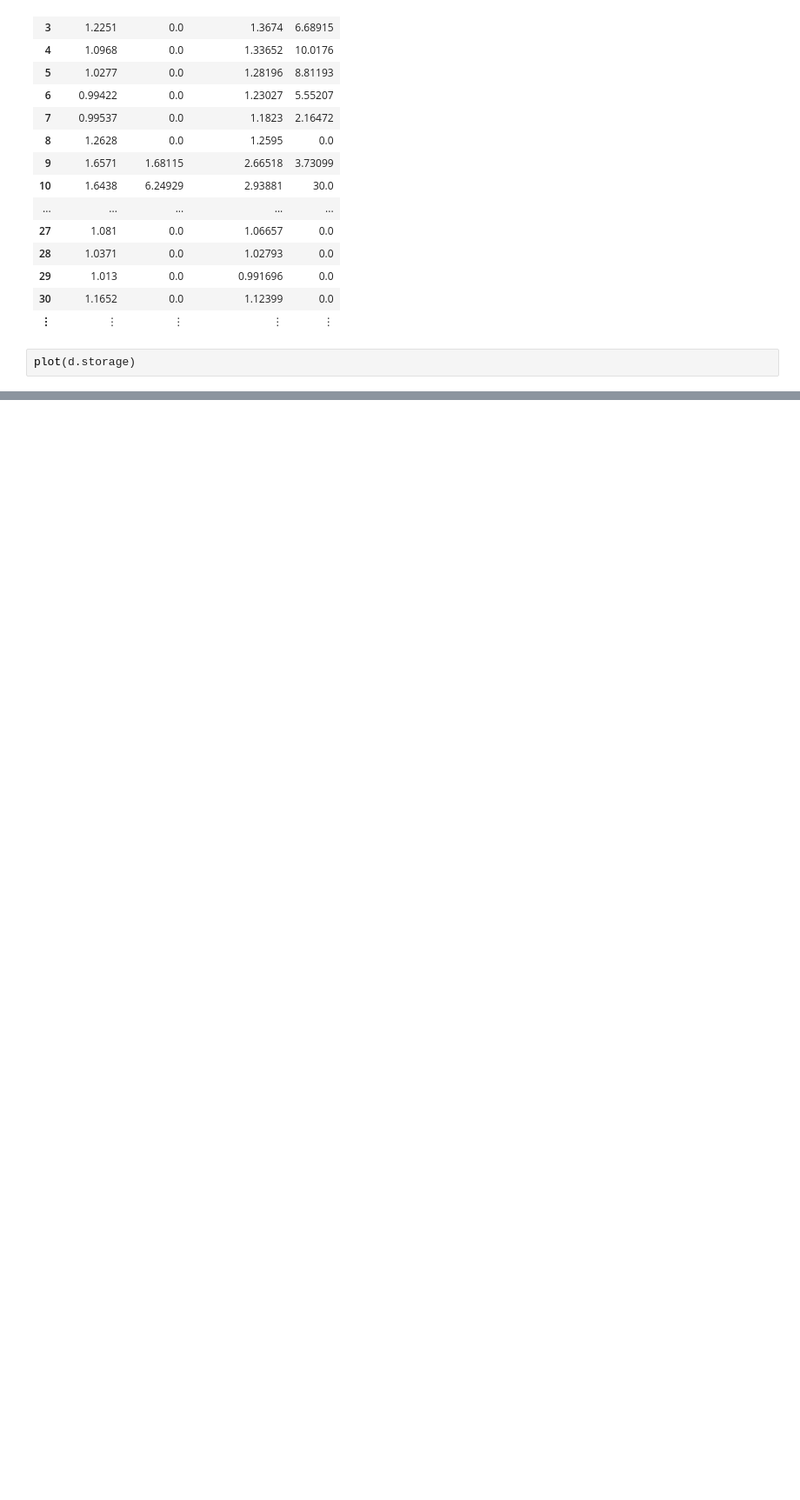
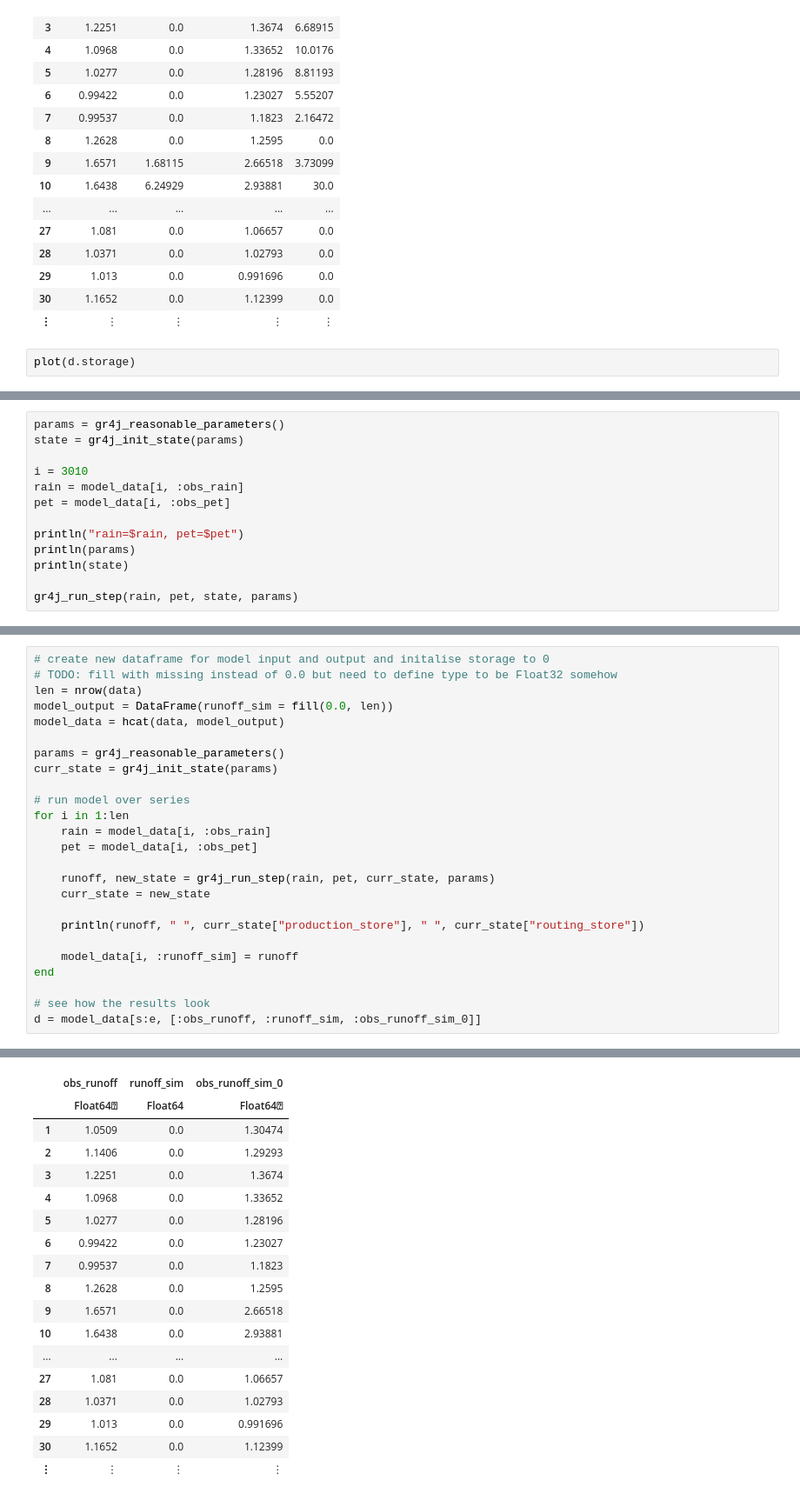
Before and after one commit to richardlaugesen/hurst, a Jupyter notebook: tinker.ipynb, the cells around one changed output, grey strips where cells are left out. Shown at 87% size. Drawn from its saved outputs; the diff is of its cells as text; blank space fills up the shorter version.

```diff
--- a/tinker.ipynb
+++ b/tinker.ipynb
@@ -176,0 +283,13 @@ plot([d.obs_runoff, d.runoff_sim, d.obs_runoff_sim_0], title="Streamflow simulat
+# %%
+params = gr4j_reasonable_parameters()
+state = gr4j_init_state(params)
+
+i = 3010
+rain = model_data[i, :obs_rain]
+pet = model_data[i, :obs_pet]
+
+println("rain=$rain, pet=$pet")
+println(params)
+println(state)
+
+gr4j_run_step(rain, pet, state, params)
@@ -176,0 +301,26 @@ plot([d.obs_runoff, d.runoff_sim, d.obs_runoff_sim_0], title="Streamflow simulat
+# %%
+# create new dataframe for model input and output and initalise storage to 0
+# TODO: fill with missing instead of 0.0 but need to define type to be Float32 somehow
+len = nrow(data)
+model_output = DataFrame(runoff_sim = fill(0.0, len))
+model_data = hcat(data, model_output)
+
+params = gr4j_reasonable_parameters()
+curr_state = gr4j_init_state(params)
+
+# run model over series
+for i in 1:len
+    rain = model_data[i, :obs_rain]
+    pet = model_data[i, :obs_pet]
+
+    runoff, new_state = gr4j_run_step(rain, pet, curr_state, params)
+    curr_state = new_state
+
+    println(runoff, " ", curr_state["production_store"], " ", curr_state["routing_store"])
+
+    model_data[i, :runoff_sim] = runoff
+end
+
+# see how the results look
+d = model_data[s:e, [:obs_runoff, :runoff_sim, :obs_runoff_sim_0]]
+# %% [output]
@@ -176,0 +344,18 @@ plot([d.obs_runoff, d.runoff_sim, d.obs_runoff_sim_0], title="Streamflow simulat
+|  | obs_runoff | runoff_sim | obs_runoff_sim_0 |
+|  | Float64⍰ | Float64 | Float64⍰ |
+| 1 | 1.0509 | 0.0 | 1.30474 |
+| 2 | 1.1406 | 0.0 | 1.29293 |
+| 3 | 1.2251 | 0.0 | 1.3674 |
+| 4 | 1.0968 | 0.0 | 1.33652 |
+| 5 | 1.0277 | 0.0 | 1.28196 |
+| 6 | 0.99422 | 0.0 | 1.23027 |
+| 7 | 0.99537 | 0.0 | 1.1823 |
+| 8 | 1.2628 | 0.0 | 1.2595 |
+| 9 | 1.6571 | 0.0 | 2.66518 |
+| 10 | 1.6438 | 0.0 | 2.93881 |
+| ... | ... | ... | ... |
+| 27 | 1.081 | 0.0 | 1.06657 |
+| 28 | 1.0371 | 0.0 | 1.02793 |
+| 29 | 1.013 | 0.0 | 0.991696 |
+| 30 | 1.1652 | 0.0 | 1.12399 |
+| ⋮ | ⋮ | ⋮ | ⋮ |
```
Also changed, not shown: parts of 10 cells of this notebook.
